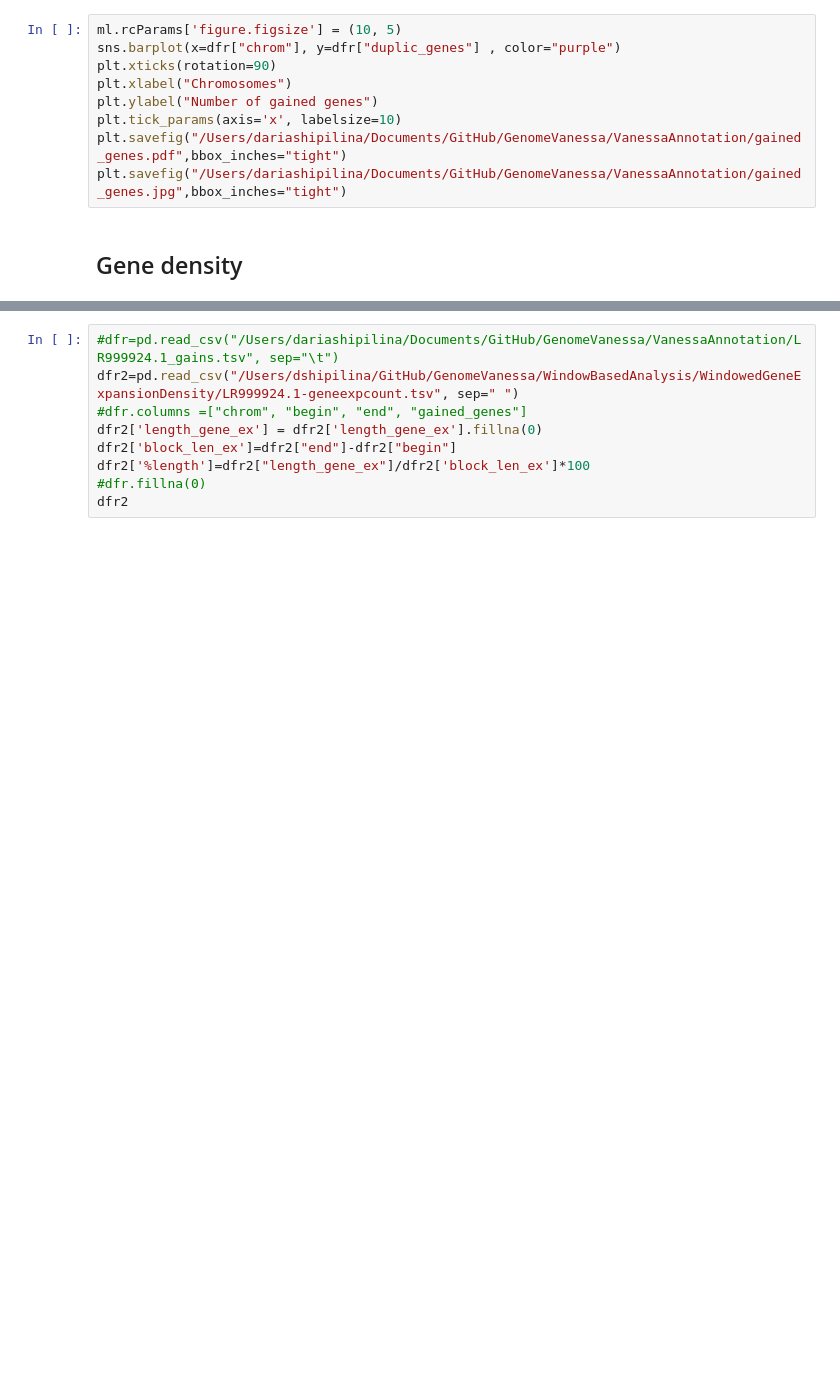
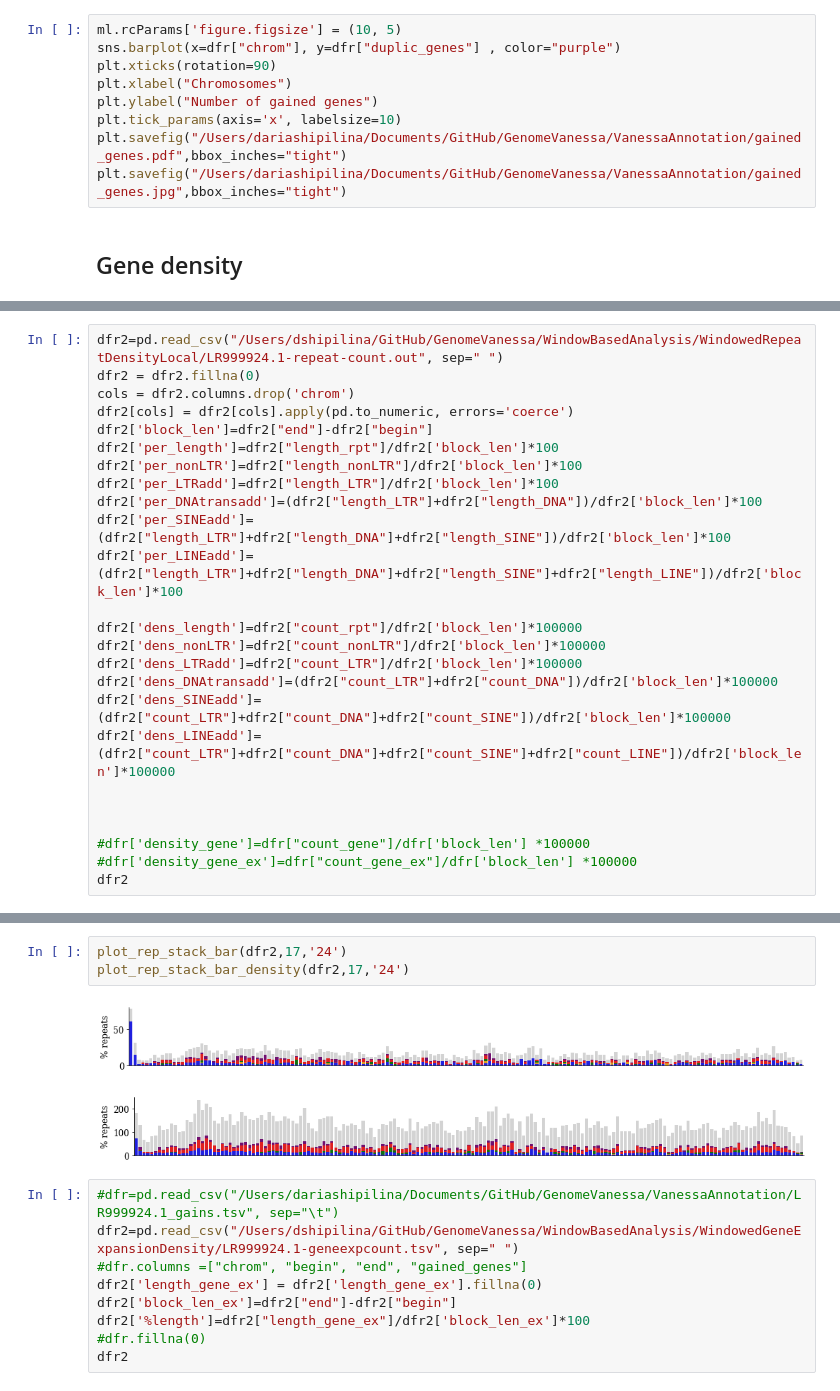
Before and after one commit to DaSh-bash/GenomeVanessa, a Jupyter notebook: Figures/VanessaGenomeFigures.ipynb, the cells around one changed output, grey strips where cells are left out. Drawn from its saved outputs; the diff is of its cells as text; blank space fills up the shorter version.

```diff
--- a/Figures/VanessaGenomeFigures.ipynb
+++ b/Figures/VanessaGenomeFigures.ipynb
@@ -591,0 +663,25 @@ dfr
+# %%
+dfr2=pd.read_csv("/Users/dshipilina/GitHub/GenomeVanessa/WindowBasedAnalysis/WindowedRepeatDensityLocal/LR999924.1-repeat-count.out", sep=" ")
+dfr2 = dfr2.fillna(0)
+cols = dfr2.columns.drop('chrom')
+dfr2[cols] = dfr2[cols].apply(pd.to_numeric, errors='coerce')
+dfr2['block_len']=dfr2["end"]-dfr2["begin"]
+dfr2['per_length']=dfr2["length_rpt"]/dfr2['block_len']*100
+dfr2['per_nonLTR']=dfr2["length_nonLTR"]/dfr2['block_len']*100
+dfr2['per_LTRadd']=dfr2["length_LTR"]/dfr2['block_len']*100
+dfr2['per_DNAtransadd']=(dfr2["length_LTR"]+dfr2["length_DNA"])/dfr2['block_len']*100
+dfr2['per_SINEadd']=(dfr2["length_LTR"]+dfr2["length_DNA"]+dfr2["length_SINE"])/dfr2['block_len']*100
+dfr2['per_LINEadd']=(dfr2["length_LTR"]+dfr2["length_DNA"]+dfr2["length_SINE"]+dfr2["length_LINE"])/dfr2['block_len']*100
+
+dfr2['dens_length']=dfr2["count_rpt"]/dfr2['block_len']*100000
+dfr2['dens_nonLTR']=dfr2["count_nonLTR"]/dfr2['block_len']*100000
+dfr2['dens_LTRadd']=dfr2["count_LTR"]/dfr2['block_len']*100000
+dfr2['dens_DNAtransadd']=(dfr2["count_LTR"]+dfr2["count_DNA"])/dfr2['block_len']*100000
+dfr2['dens_SINEadd']=(dfr2["count_LTR"]+dfr2["count_DNA"]+dfr2["count_SINE"])/dfr2['block_len']*100000
+dfr2['dens_LINEadd']=(dfr2["count_LTR"]+dfr2["count_DNA"]+dfr2["count_SINE"]+dfr2["count_LINE"])/dfr2['block_len']*100000
+
+
+
+#dfr['density_gene']=dfr["count_gene"]/dfr['block_len'] *100000
+#dfr['density_gene_ex']=dfr["count_gene_ex"]/dfr['block_len'] *100000
+dfr2
@@ -592,3 +702,9 @@ dfr
+# %%
+plot_rep_stack_bar(dfr2,17,'24')
+plot_rep_stack_bar_density(dfr2,17,'24')
+# %% [output]
+[figure, added]
+[figure, added]
 # %%
 #dfr=pd.read_csv("/Users/dariashipilina/Documents/GitHub/GenomeVanessa/VanessaAnnotation/LR999924.1_gains.tsv", sep="\t")
 dfr2=pd.read_csv("/Users/dshipilina/GitHub/GenomeVanessa/WindowBasedAnalysis/WindowedGeneExpansionDensity/LR999924.1-geneexpcount.tsv", sep=" ")
```
Also changed, not shown: parts of 10 cells of this notebook, 1 other file.
